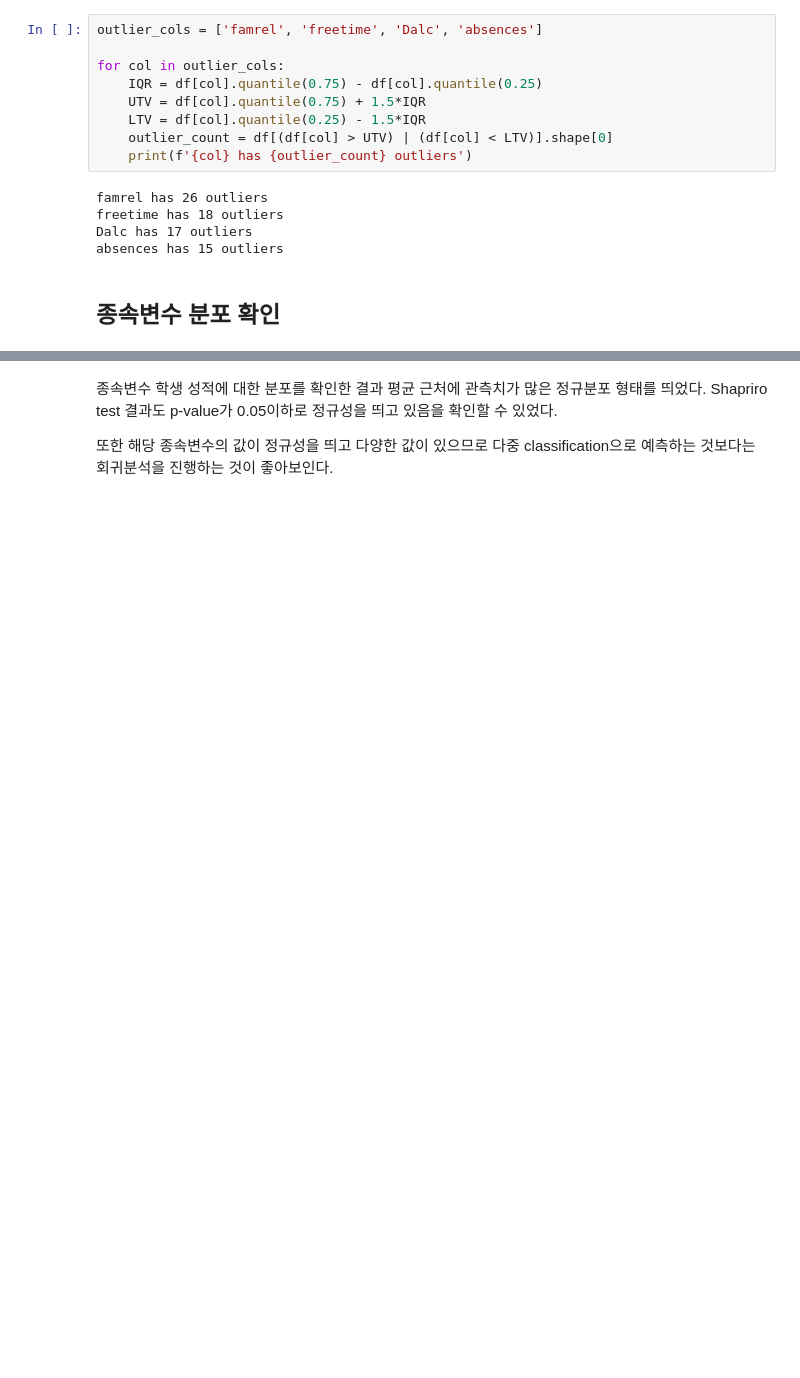
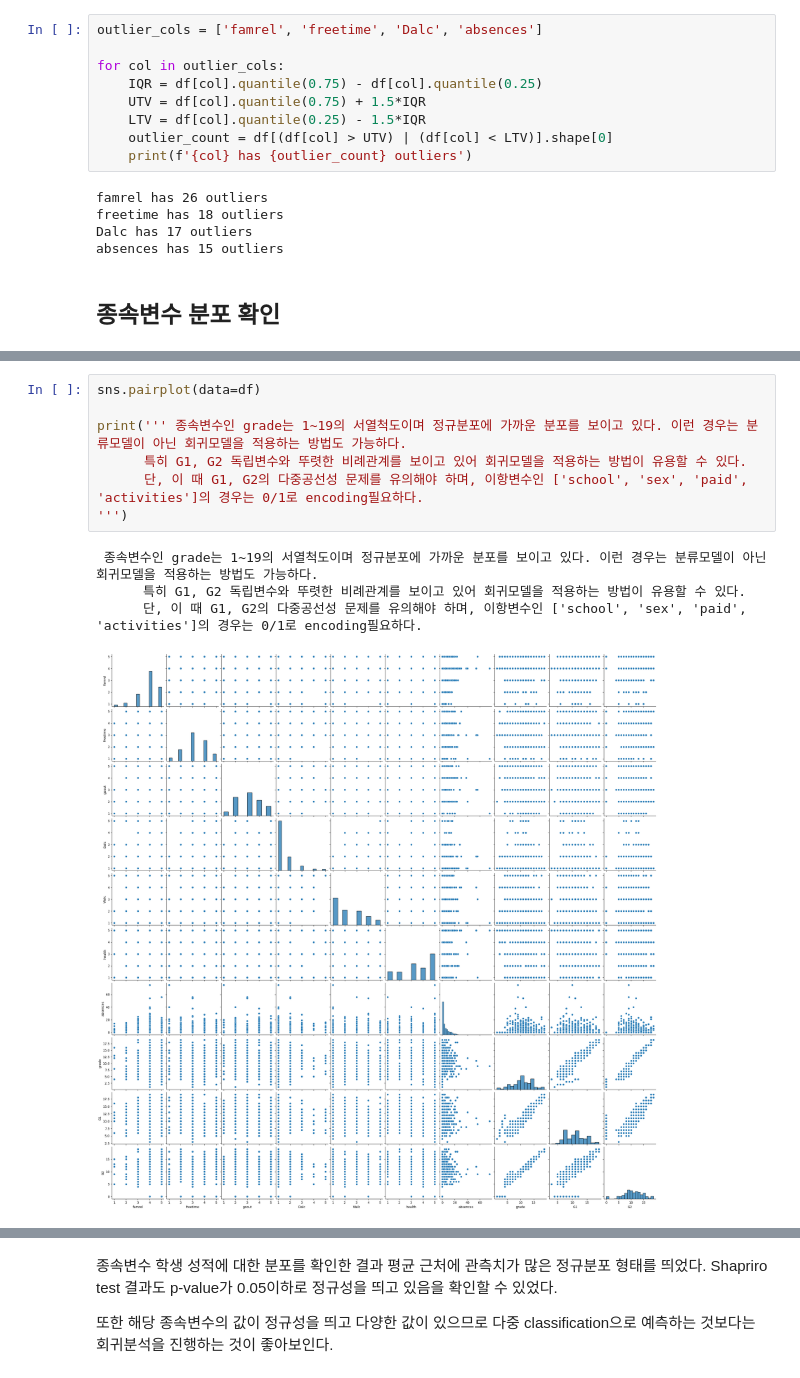
Before and after one commit to blueage98/adp_work, a Jupyter notebook: ADP-실기-DESSA/최신 기출동형 모의고사/1회_머신러닝 - 연습.ipynb, the cells around one changed output, grey strips where cells are left out. Drawn from its saved outputs; the diff is of its cells as text; blank space fills up the shorter version.

```diff
--- a/ADP-실기-DESSA/최신 기출동형 모의고사/1회_머신러닝 - 연습.ipynb
+++ b/ADP-실기-DESSA/최신 기출동형 모의고사/1회_머신러닝 - 연습.ipynb
@@ -125,0 +149,12 @@ absences has 15 outliers
+# %%
+sns.pairplot(data=df)
+
+print(''' 종속변수인 grade는 1~19의 서열척도이며 정규분포에 가까운 분포를 보이고 있다. 이런 경우는 분류모델이 아닌 회귀모델을 적용하는 방법도 가능하다.
+      특히 G1, G2 독립변수와 뚜렷한 비례관계를 보이고 있어 회귀모델을 적용하는 방법이 유용할 수 있다.
+      단, 이 때 G1, G2의 다중공선성 문제를 유의해야 하며, 이항변수인 ['school', 'sex', 'paid', 'activities']의 경우는 0/1로 encoding필요하다.
+''')
+# %% [output]
+ 종속변수인 grade는 1~19의 서열척도이며 정규분포에 가까운 분포를 보이고 있다. 이런 경우는 분류모델이 아닌 회귀모델을 적용하는 방법도 가능하다.
+      특히 G1, G2 독립변수와 뚜렷한 비례관계를 보이고 있어 회귀모델을 적용하는 방법이 유용할 수 있다.
+      단, 이 때 G1, G2의 다중공선성 문제를 유의해야 하며, 이항변수인 ['school', 'sex', 'paid', 'activities']의 경우는 0/1로 encoding필요하다.
+[figure, added]
```
Also changed, not shown: parts of 7 cells of this notebook.
